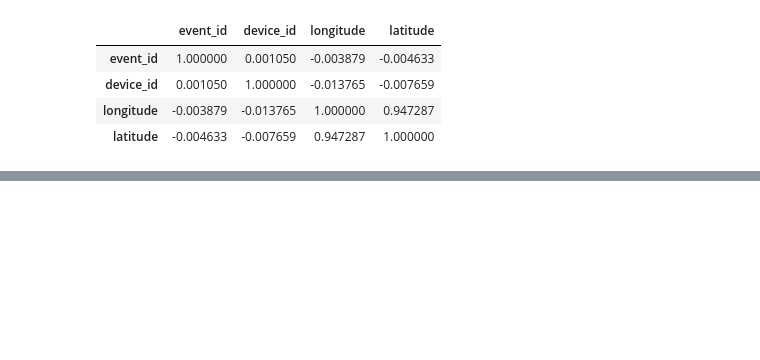
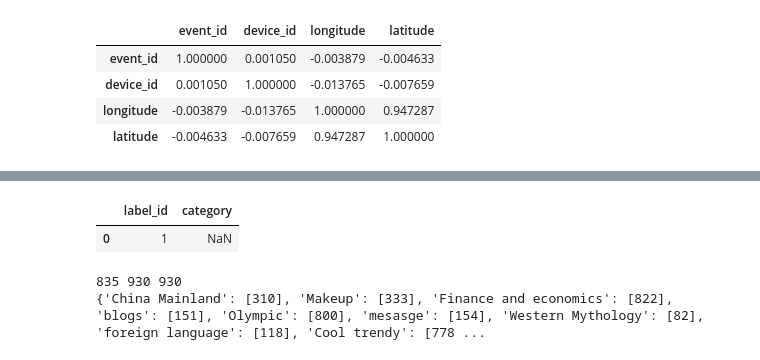
Before and after one commit to alokkumary2j/Talking-Data, a Jupyter notebook: UnderstandData.ipynb, the cells around one changed output, grey strips where cells are left out. Cells and saved outputs as stored; diff of their text form; code cells hidden in the pictures; blank space fills up the shorter version.

```diff
--- a/UnderstandData.ipynb
+++ b/UnderstandData.ipynb
@@ -111,0 +113,20 @@ app_eventsData[0:4]
+# %%
+label_categoriesData=pd.read_csv("label_categories.csv")
+label_categoriesData[0:1]
+# %% [output]
+|  | label_id | category |
+| 0 | 1 | NaN |
+# %%
+label_categoriesData.describe()#label_id is from 1 to 1021
+#Note I am working with Subset of Data: So there can be inconsistencies while trying to find exact matches
+categoryGrpByObj=label_categoriesData.groupby('category')
+labelidGrpByObj=label_categoriesData.groupby('label_id')
+print(len(categoryGrpByObj.groups),len(labelidGrpByObj.groups),len(label_categoriesData))
+#label_id is PK for label_categories table
+print(categoryGrpByObj.groups)#Mostly there is On-to-One association between categort and label_id; However there
+#are few excptions(1:N) like 'Financial Information': [143, 708, 921]
+#Thought point: Not sure: If we will like to comeup with another category ourself with more generic categories
+# In the subset of data number of categories are 835: Hopefullt their count is almost same for the entire dataset as well
+# %% [output]
+835 930 930
+{'China Mainland': [310], 'Makeup': [333], 'Finance and economics': [822], 'blogs': [151], 'Olympic': [800], 'mesasge': [154], 'Western Mythology': [82], 'foreign language': [118], 'Cool trendy': [778 ...
```
Also changed, not shown: parts of 12 cells of this notebook.
